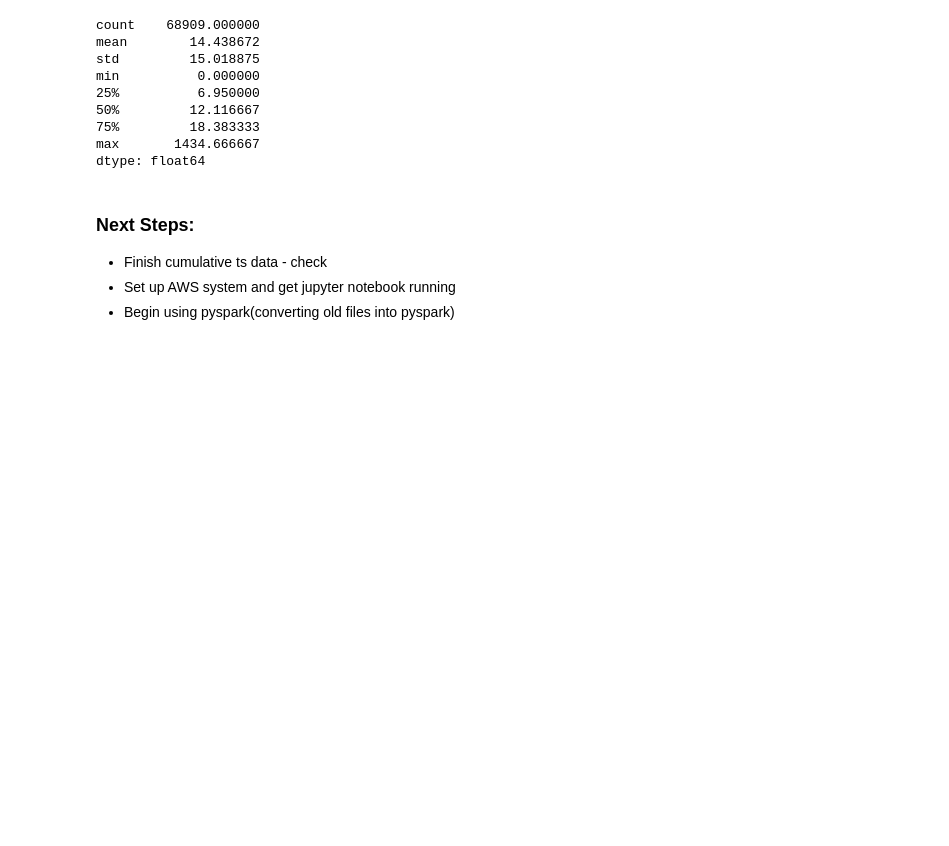
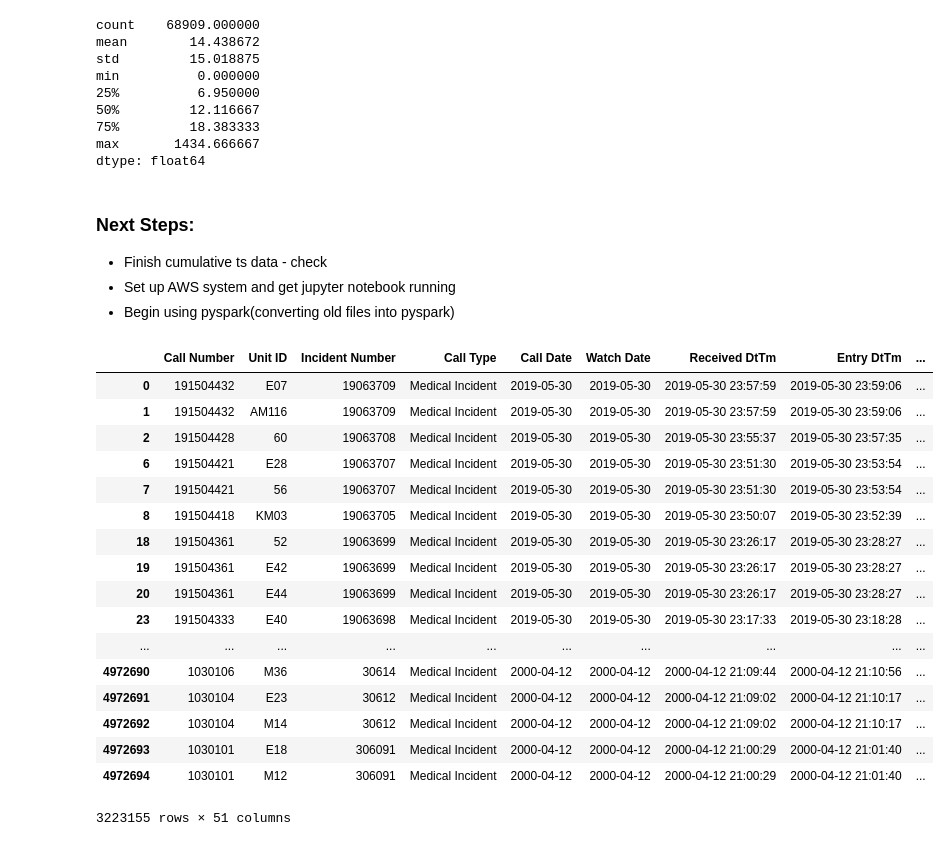
Before and after one commit to tcbonds/Project-5, a Jupyter notebook: SF_EMS_EDA.ipynb, the cells around one changed output. Saved outputs shown, nothing was run; the diff lists cells and outputs as text; code cells hidden in the pictures; blank space fills up the shorter version.

```diff
--- a/SF_EMS_EDA.ipynb
+++ b/SF_EMS_EDA.ipynb
@@ -604,3 +615,24 @@ dtype: float64
 - Finish cumulative ts data - check
 - Set up AWS system and get jupyter notebook running
 - Begin using pyspark(converting old files into pyspark)
+# %%
+Medical_All
+# %% [output]
+|  | Call Number | Unit ID | Incident Number | Call Type | Call Date | Watch Date | Received DtTm | Entry DtTm | ... |
+| 0 | 191504432 | E07 | 19063709 | Medical Incident | 2019-05-30 | 2019-05-30 | 2019-05-30 23:57:59 | 2019-05-30 23:59:06 | ... |
+| 1 | 191504432 | AM116 | 19063709 | Medical Incident | 2019-05-30 | 2019-05-30 | 2019-05-30 23:57:59 | 2019-05-30 23:59:06 | ... |
+| 2 | 191504428 | 60 | 19063708 | Medical Incident | 2019-05-30 | 2019-05-30 | 2019-05-30 23:55:37 | 2019-05-30 23:57:35 | ... |
+| 6 | 191504421 | E28 | 19063707 | Medical Incident | 2019-05-30 | 2019-05-30 | 2019-05-30 23:51:30 | 2019-05-30 23:53:54 | ... |
+| 7 | 191504421 | 56 | 19063707 | Medical Incident | 2019-05-30 | 2019-05-30 | 2019-05-30 23:51:30 | 2019-05-30 23:53:54 | ... |
+| 8 | 191504418 | KM03 | 19063705 | Medical Incident | 2019-05-30 | 2019-05-30 | 2019-05-30 23:50:07 | 2019-05-30 23:52:39 | ... |
+| 18 | 191504361 | 52 | 19063699 | Medical Incident | 2019-05-30 | 2019-05-30 | 2019-05-30 23:26:17 | 2019-05-30 23:28:27 | ... |
+| 19 | 191504361 | E42 | 19063699 | Medical Incident | 2019-05-30 | 2019-05-30 | 2019-05-30 23:26:17 | 2019-05-30 23:28:27 | ... |
+| 20 | 191504361 | E44 | 19063699 | Medical Incident | 2019-05-30 | 2019-05-30 | 2019-05-30 23:26:17 | 2019-05-30 23:28:27 | ... |
+| 23 | 191504333 | E40 | 19063698 | Medical Incident | 2019-05-30 | 2019-05-30 | 2019-05-30 23:17:33 | 2019-05-30 23:18:28 | ... |
+| ... | ... | ... | ... | ... | ... | ... | ... | ... | ... |
+| 4972690 | 1030106 | M36 | 30614 | Medical Incident | 2000-04-12 | 2000-04-12 | 2000-04-12 21:09:44 | 2000-04-12 21:10:56 | ... |
+| 4972691 | 1030104 | E23 | 30612 | Medical Incident | 2000-04-12 | 2000-04-12 | 2000-04-12 21:09:02 | 2000-04-12 21:10:17 | ... |
+| 4972692 | 1030104 | M14 | 30612 | Medical Incident | 2000-04-12 | 2000-04-12 | 2000-04-12 21:09:02 | 2000-04-12 21:10:17 | ... |
+| 4972693 | 1030101 | E18 | 306091 | Medical Incident | 2000-04-12 | 2000-04-12 | 2000-04-12 21:00:29 | 2000-04-12 21:01:40 | ... |
+| 4972694 | 1030101 | M12 | 306091 | Medical Incident | 2000-04-12 | 2000-04-12 | 2000-04-12 21:00:29 | 2000-04-12 21:01:40 | ... |
+3223155 rows × 51 columns
```
Also changed, not shown: parts of 2 cells of this notebook, 2 other files.
